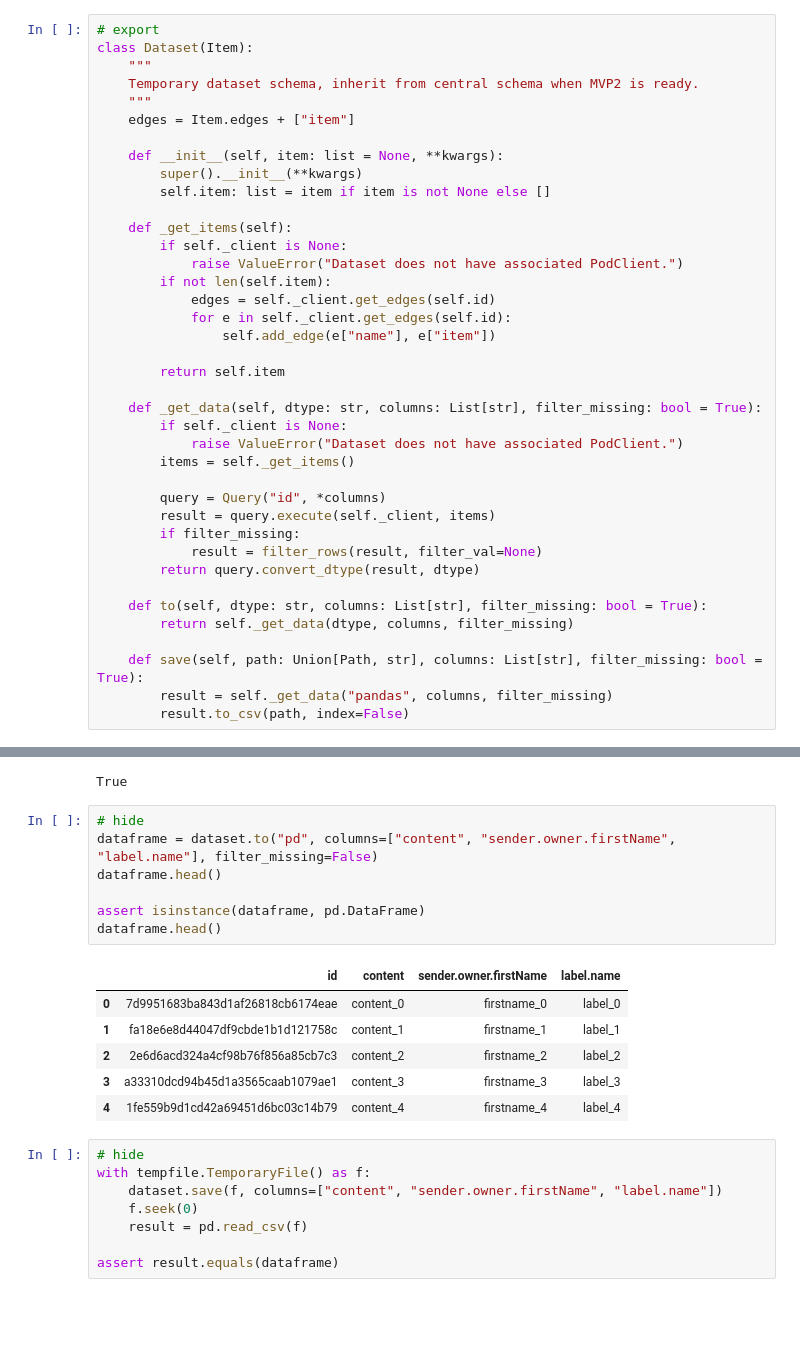
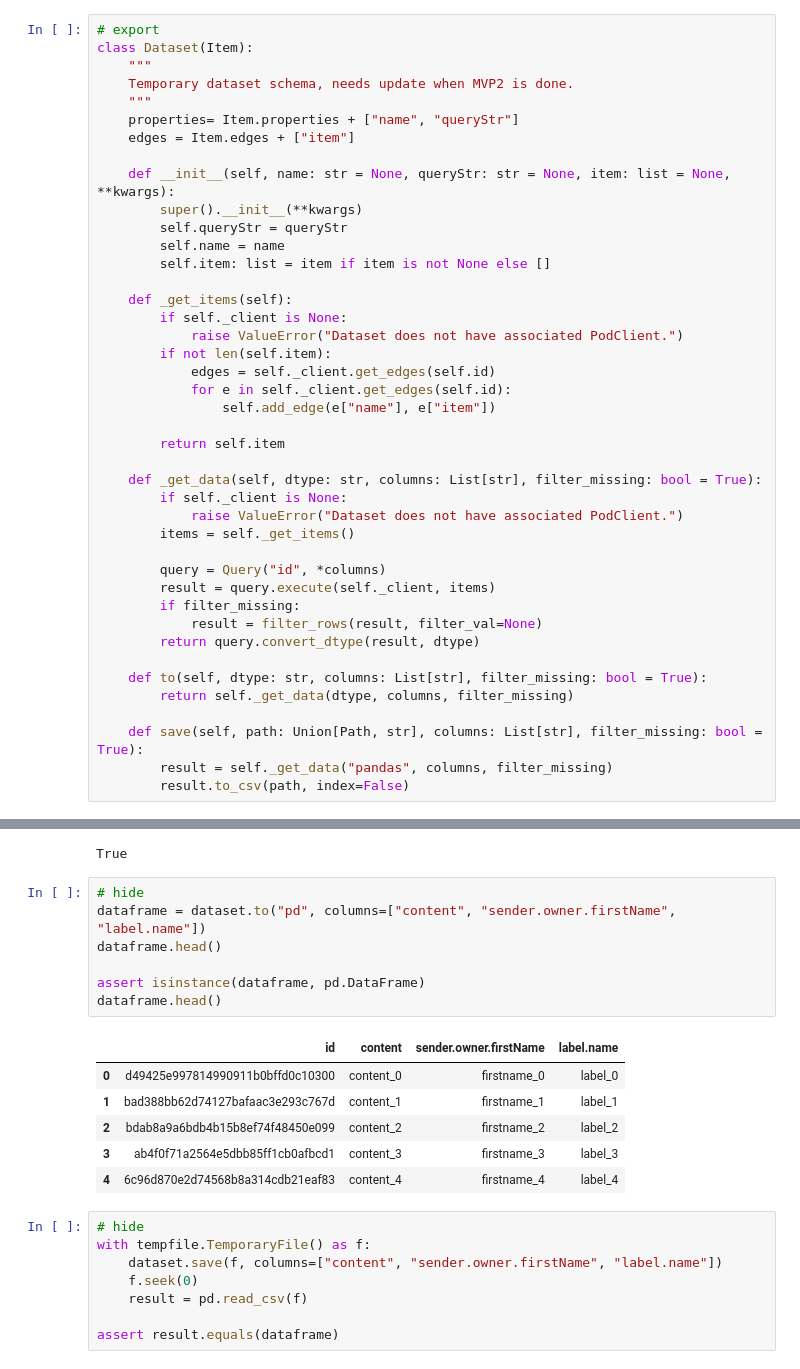
Before and after one commit to memri/pymemri, a Jupyter notebook: nbs/data.dataset.ipynb, the cells around one changed output, grey strips where cells are left out. Saved outputs shown, nothing was run; the diff lists cells and outputs as text; blank space fills up the shorter version.

Commit message:
add missing properties, solve circular import

```diff
--- a/nbs/data.dataset.ipynb
+++ b/nbs/data.dataset.ipynb
@@ -22,12 +22,15 @@ def filter_rows(dataset: dict, filter_val=None) -> dict:
 # export
 class Dataset(Item):
     """
-    Temporary dataset schema, inherit from central schema when MVP2 is ready.
+    Temporary dataset schema, needs update when MVP2 is done.
     """
+    properties= Item.properties + ["name", "queryStr"]
     edges = Item.edges + ["item"]
 
-    def __init__(self, item: list = None, **kwargs):
+    def __init__(self, name: str = None, queryStr: str = None, item: list = None, **kwargs):
         super().__init__(**kwargs)
+        self.queryStr = queryStr
+        self.name = name
         self.item: list = item if item is not None else []
 
     def _get_items(self):
@@ -100,18 +103,18 @@ Completed Bulk action, written 81 items/edges
 True
 # %%
 # hide
-dataframe = dataset.to("pd", columns=["content", "sender.owner.firstName", "label.name"], filter_missing=False)
+dataframe = dataset.to("pd", columns=["content", "sender.owner.firstName", "label.name"])
 dataframe.head()
 
 assert isinstance(dataframe, pd.DataFrame)
 dataframe.head()
 # %% [output]
 |  | id | content | sender.owner.firstName | label.name |
-| 0 | 7d9951683ba843d1af26818cb6174eae | content_0 | firstname_0 | label_0 |
-| 1 | fa18e6e8d44047df9cbde1b1d121758c | content_1 | firstname_1 | label_1 |
-| 2 | 2e6d6acd324a4cf98b76f856a85cb7c3 | content_2 | firstname_2 | label_2 |
-| 3 | a33310dcd94b45d1a3565caab1079ae1 | content_3 | firstname_3 | label_3 |
-| 4 | 1fe559b9d1cd42a69451d6bc03c14b79 | content_4 | firstname_4 | label_4 |
+| 0 | d49425e997814990911b0bffd0c10300 | content_0 | firstname_0 | label_0 |
+| 1 | bad388bb62d74127bafaac3e293c767d | content_1 | firstname_1 | label_1 |
+| 2 | bdab8a9a6bdb4b15b8ef74f48450e099 | content_2 | firstname_2 | label_2 |
+| 3 | ab4f0f71a2564e5dbb85ff1cb0afbcd1 | content_3 | firstname_3 | label_3 |
+| 4 | 6c96d870e2d74568b8a314cdb21eaf83 | content_4 | firstname_4 | label_4 |
 # %%
 # hide
 with tempfile.TemporaryFile() as f:
```
Also changed, not shown: 5 other files.
